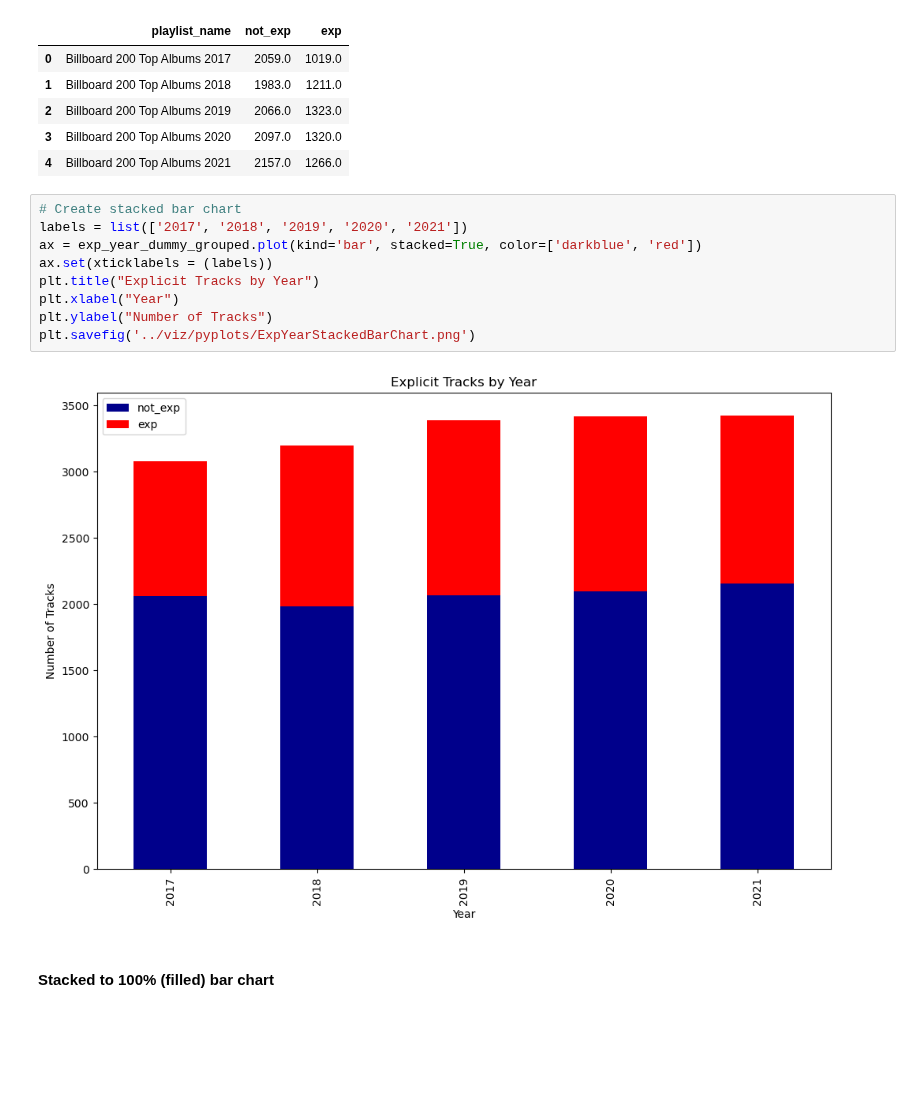
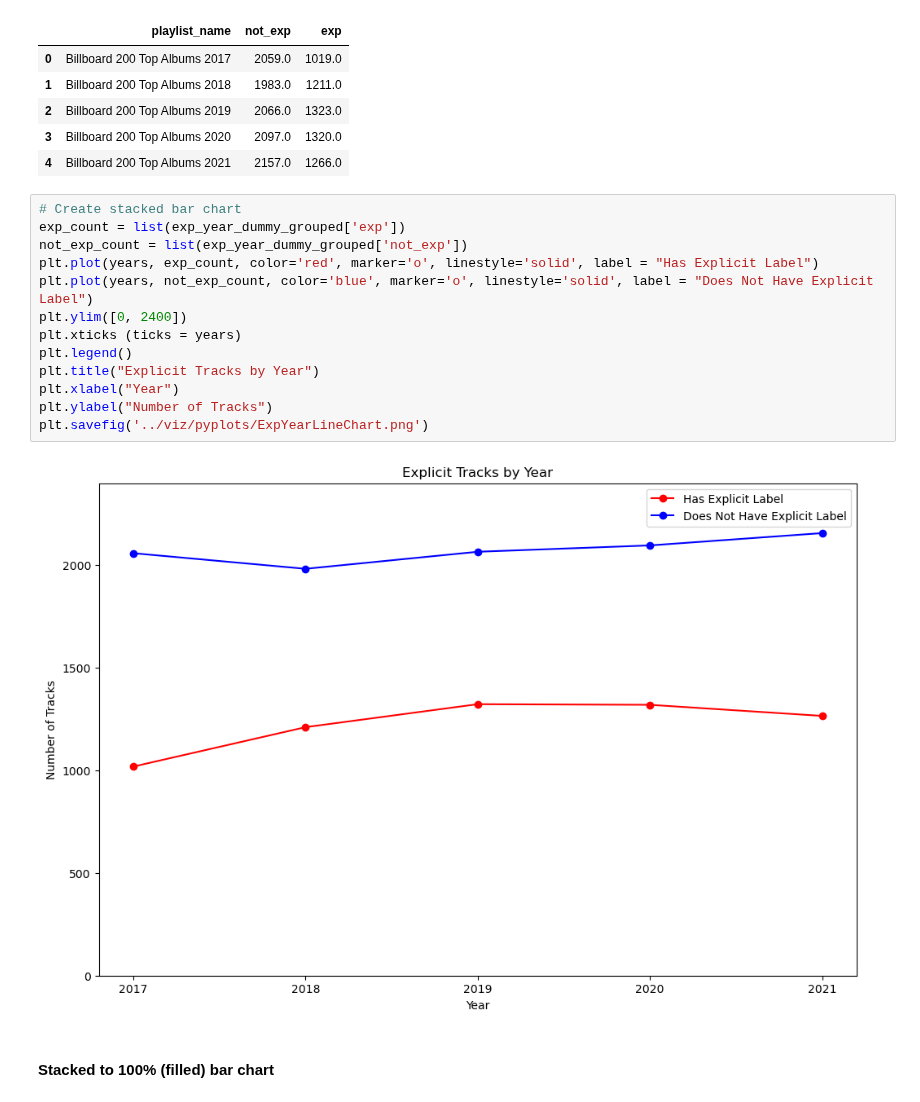
Before and after one commit to katieravenwood/Spotify-Five-Year-Analysis-Project, a Jupyter notebook: notebooks/ExploratoryAnalysis.ipynb, the cells around one changed output. Drawn from its saved outputs; the diff is of its cells as text; blank space fills up the shorter version.

Commit message:
Notebook updates for added charts

```diff
--- a/notebooks/ExploratoryAnalysis.ipynb
+++ b/notebooks/ExploratoryAnalysis.ipynb
@@ -351,15 +384,19 @@ exp_year_dummy_grouped
 | 4 | Billboard 200 Top Albums 2021 | 2157.0 | 1266.0 |
 # %%
 # Create stacked bar chart
-labels = list(['2017', '2018', '2019', '2020', '2021'])
-ax = exp_year_dummy_grouped.plot(kind='bar', stacked=True, color=['darkblue', 'red'])
-ax.set(xticklabels = (labels))
+exp_count = list(exp_year_dummy_grouped['exp'])
+not_exp_count = list(exp_year_dummy_grouped['not_exp'])
+plt.plot(years, exp_count, color='red', marker='o', linestyle='solid', label = "Has Explicit Label")
+plt.plot(years, not_exp_count, color='blue', marker='o', linestyle='solid', label = "Does Not Have Explicit Label")
+plt.ylim([0, 2400])
+plt.xticks (ticks = years)
+plt.legend()
 plt.title("Explicit Tracks by Year")
 plt.xlabel("Year")
 plt.ylabel("Number of Tracks")
-plt.savefig('../viz/pyplots/ExpYearStackedBarChart.png')
+plt.savefig('../viz/pyplots/ExpYearLineChart.png')
 # %% [output]
-[figure, old version]
+[figure, new version]
 # %% [markdown]
 #### Stacked to 100% (filled) bar chart
 # %%
```
Also changed, not shown: parts of 37 cells of this notebook, 8 other files.
